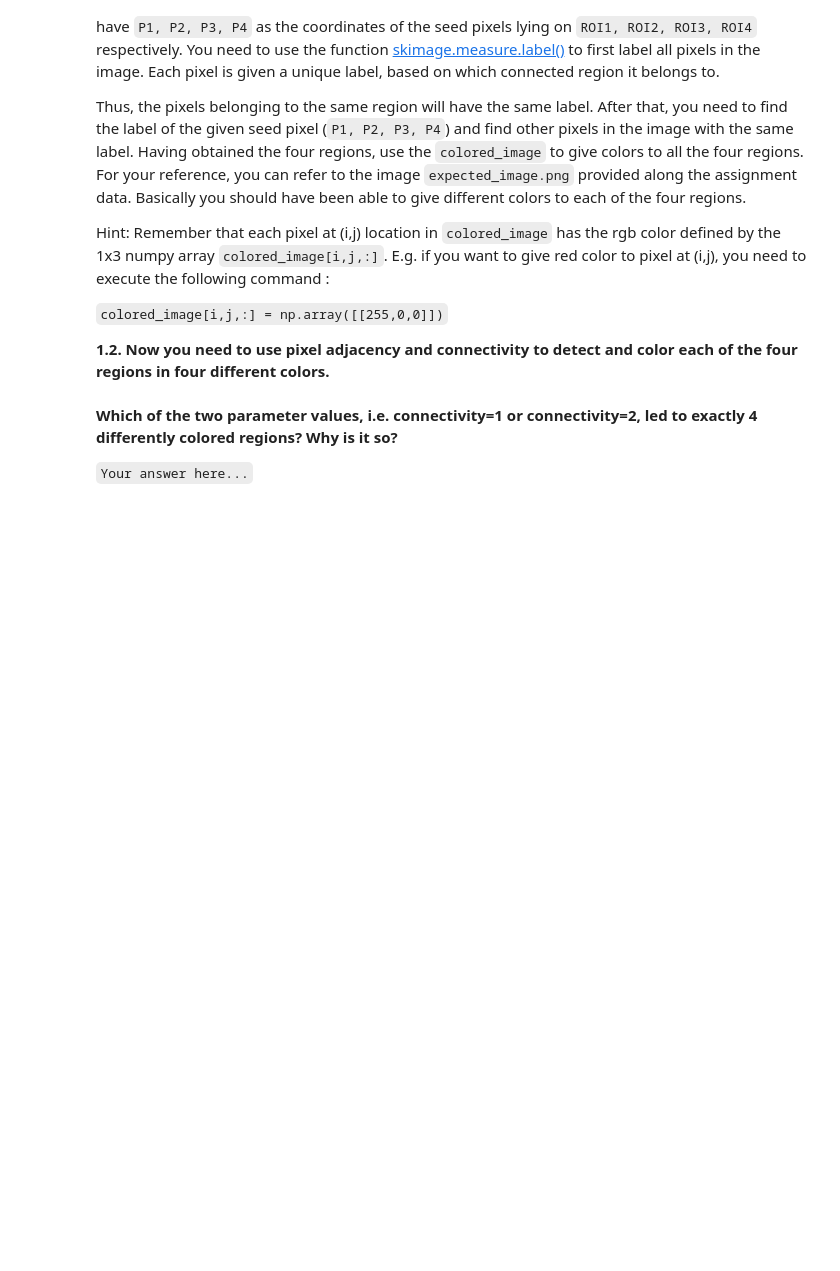
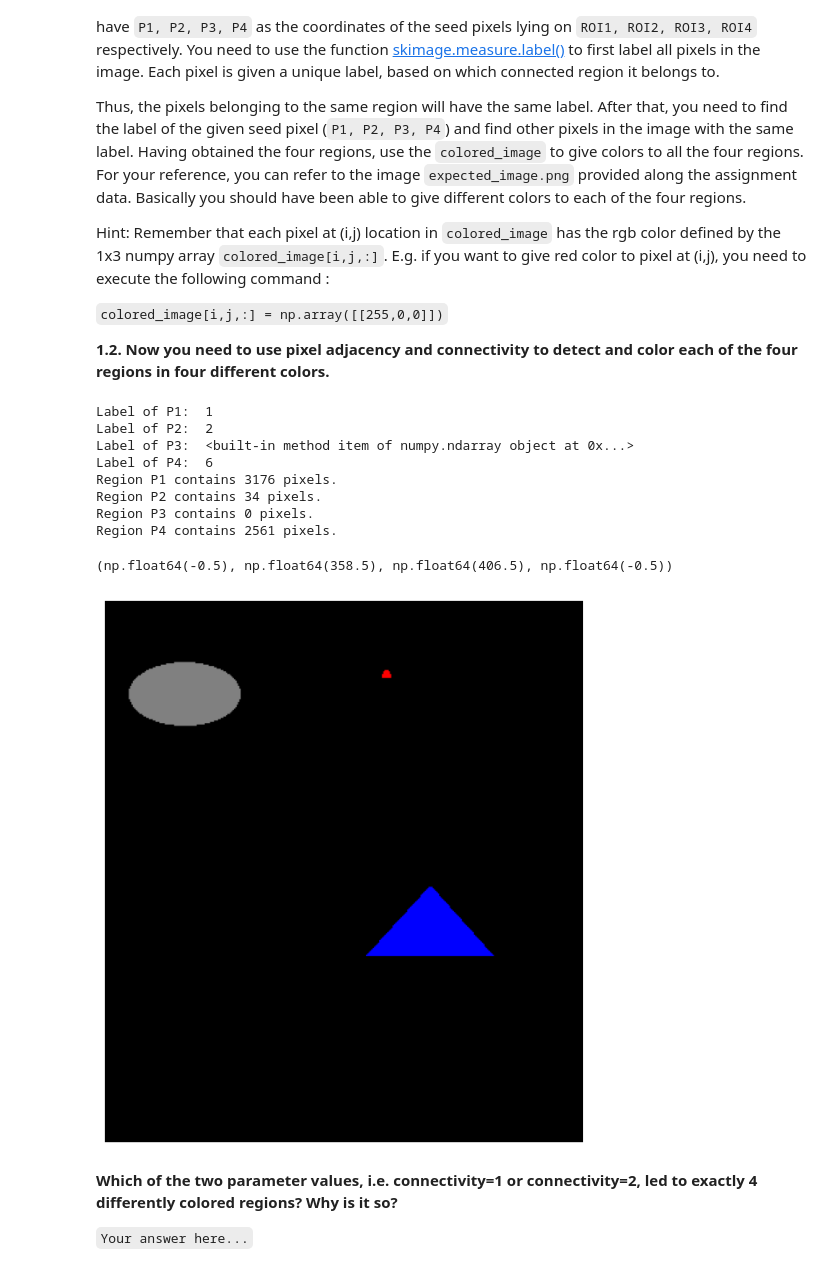
Before and after one commit to hrhm47/Digital_Image_Processing, a Jupyter notebook: Asg1/DIP_PA1.ipynb, the cells around one changed output. Drawn from its saved outputs; the diff is of its cells as text; code cells hidden in the pictures; blank space fills up the shorter version.

Commit message:
Detecting, labelling and coloring connected regions

```diff
--- a/Asg1/DIP_PA1.ipynb
+++ b/Asg1/DIP_PA1.ipynb
@@ -78,29 +81,69 @@ E.g. if you want to give red color to pixel at (i,j), you need to execute the fo
 # %%
 # You are given the coordinates of four seed pixels. Each seed pixel lies in exactly one connected region.
 P1 = np.array([[57],[32]])
 P2 = np.array([[55],[211]])
 P3 = np.array([[180],[80]])
 P4 = np.array([[258],[213]])
 
 """
  Label all the connected components in the image.
  Pay attention to the last parameters `connectivity` in the following function. It can be set to 1 or 2.
      connectivity = 1 implies it uses 4-adjacency
      connectivity = 2 implies it uses 8-adjacency
  Therefore use the correct connectivity setting such that you get 4 connected regions.
 """
-labeled_image, num = measure.label(binary_image, background=False, return_num=True, connectivity=)
+labeled_image, num = measure.label(binary_image, background=False, return_num=True, connectivity=1)
 
 # 1.2.1 Find the labels of all the seed pixels
+label_P1= labeled_image[P1[0],P1[1]].item()
+print("Label of P1: ",label_P1)
+label_P2= labeled_image[P2[0],P2[1]].item()
+print("Label of P2: ",label_P2)
+label_P3= labeled_image[P3[0],P3[1]].item
+print("Label of P3: ",label_P3)
+label_P4= labeled_image[P4[0],P4[1]].item()
+print("Label of P4: ",label_P4)
 
 # 1.2.2 Find the pixels belonging to each of the four labels. These will be the desired regions. There should only be four regions
+region_P1 = np.argwhere(labeled_image == label_P1)  # Pixels in ROI1
+region_P2 = np.argwhere(labeled_image == label_P2)  # Pixels in ROI2
+region_P3 = np.argwhere(labeled_image == label_P3)  # Pixels in ROI3
+region_P4 = np.argwhere(labeled_image == label_P4)  # Pixels in ROI4
+
+print(f"Region P1 contains {len(region_P1)} pixels.")
+print(f"Region P2 contains {len(region_P2)} pixels.")
+print(f"Region P3 contains {len(region_P3)} pixels.")
+print(f"Region P4 contains {len(region_P4)} pixels.")
 
 # 1.2.3 Set distinct colors for each of the four regions. You are free to choose colors for the four regions.
+colored_image = np.zeros((binary_image.shape[0], binary_image.shape[1], 3), dtype=np.uint8)
+
+# Define colors for each region
+colors = {
+    label_P1: [128, 128, 128],  # Grey for ROI1
+    label_P2: [255, 0, 0],      # Red for ROI2
+    label_P3: [0, 255, 0],      # Green for ROI3
+    label_P4: [0, 0, 255]       # Blue for ROI4
+}
+# Assign colors to the regions
+for label, color in colors.items():
+    colored_image[labeled_image == label] = color
 
 # Display the colored image
 fig, ax = plt.subplots(figsize=(8,8), nrows=1, ncols=1)
 ax.imshow(colored_image)
 ax.axis('off')
+# %% [output]
+Label of P1:  1
+Label of P2:  2
+Label of P3:  <built-in method item of numpy.ndarray object at 0x...>
+Label of P4:  6
+Region P1 contains 3176 pixels.
+Region P2 contains 34 pixels.
+Region P3 contains 0 pixels.
+Region P4 contains 2561 pixels.
+(np.float64(-0.5), np.float64(358.5), np.float64(406.5), np.float64(-0.5))
+[figure, added]
 # %% [markdown]
 **Which of the two parameter values, i.e. connectivity=1 or connectivity=2, led to exactly 4 differently colored regions? Why is it so?**
 
```
Also changed, not shown: parts of 5 cells of this notebook.
